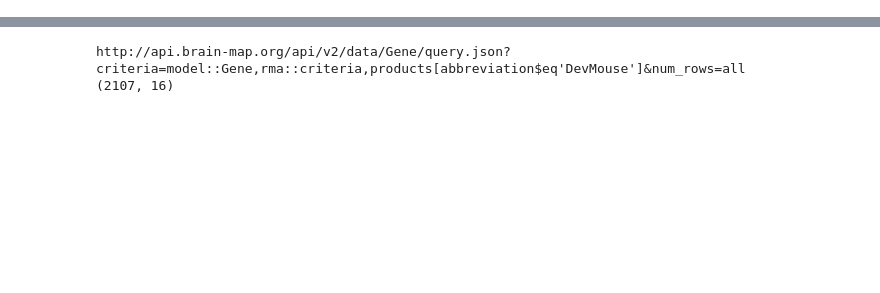
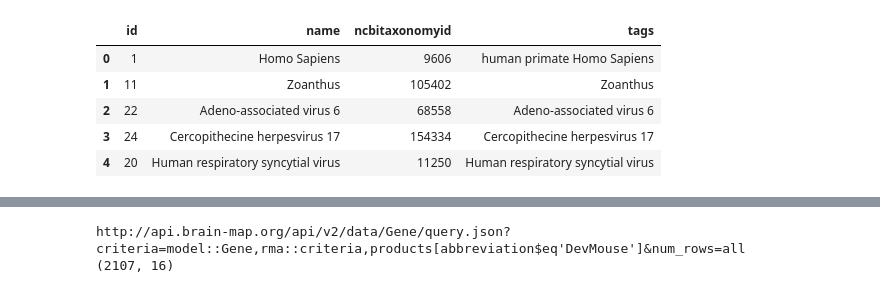
Before and after one commit to seunginah/olfactory_protein_viz, a Jupyter notebook: notebooks/develop_aba_query.ipynb, the cells around one changed output, grey strips where cells are left out. Saved outputs shown, nothing was run; the diff lists cells and outputs as text; code cells hidden in the pictures; blank space fills up the shorter version.

```diff
--- a/notebooks/develop_aba_query.ipynb
+++ b/notebooks/develop_aba_query.ipynb
@@ -3,6 +3,22 @@ import sys
 import os
 import pandas as pd
 import requests
+# %%
+# all genes in Allen Brain Atlas... by default, this will only return the first 50 rows of the query
+all_products_query = "http://api.brain-map.org/api/v2/data/Organism/query.json"
+r = requests.get(all_products_query).json()
+
+# put the results into a pandas dataframe
+all_products = pd.DataFrame(r['msg'])
+all_products.head()
+#all_products.shape
+# %% [output]
+|  | id | name | ncbitaxonomyid | tags |
+| 0 | 1 | Homo Sapiens | 9606 | human primate Homo Sapiens |
+| 1 | 11 | Zoanthus | 105402 | Zoanthus |
+| 2 | 22 | Adeno-associated virus 6 | 68558 | Adeno-associated virus 6 |
+| 3 | 24 | Cercopithecine herpesvirus 17 | 154334 | Cercopithecine herpesvirus 17 |
+| 4 | 20 | Human respiratory syncytial virus | 11250 | Human respiratory syncytial virus |
 # %%
 # all genes in Allen Brain Atlas... by default, this will only return the first 50 rows of the query
 all_genes_query = "http://api.brain-map.org/api/v2/data/Gene/query.json"
```
Also changed, not shown: 33 other files.
